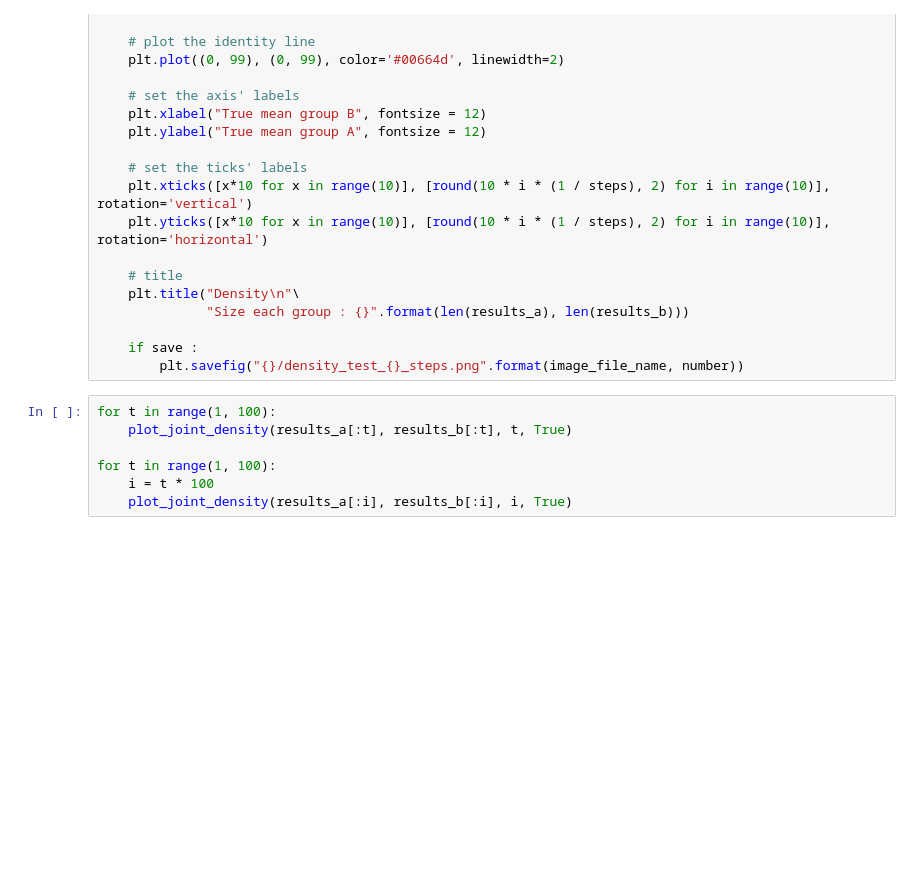
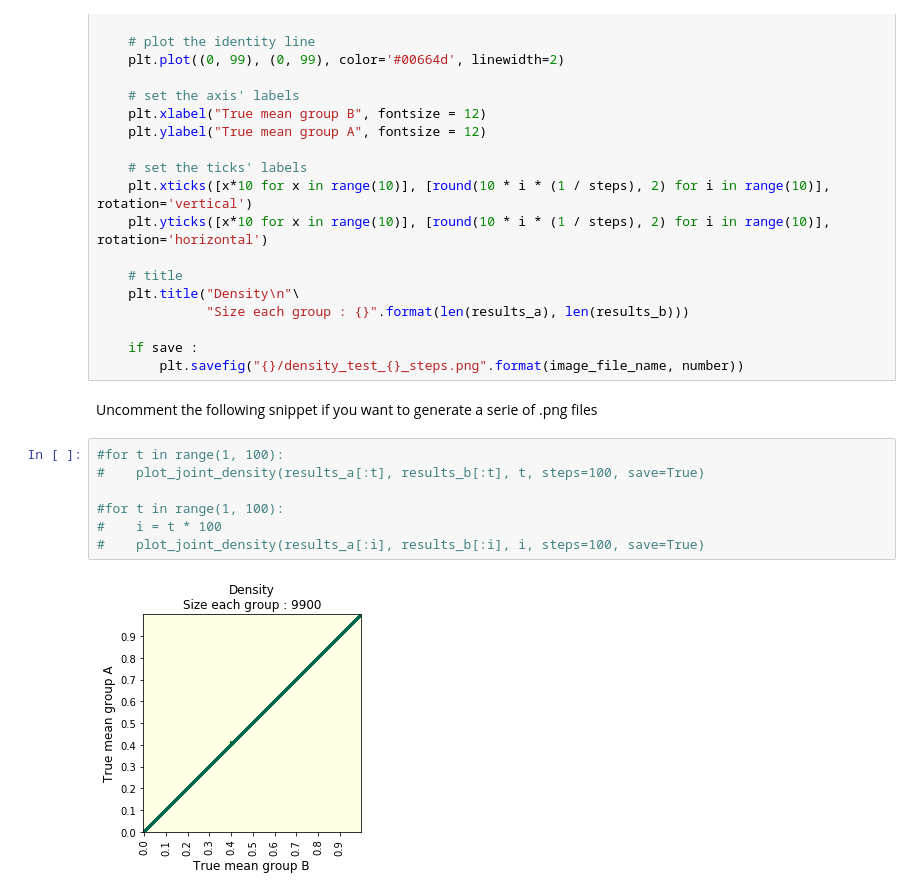
Before and after one commit to JJublanc/continuous_evaluation, a Jupyter notebook: env_classic/bayesian_ab_test.ipynb, the cells around one changed output. Cells and saved outputs as stored; diff of their text form; blank space fills up the shorter version.

```diff
--- a/env_classic/bayesian_ab_test.ipynb
+++ b/env_classic/bayesian_ab_test.ipynb
@@ -253,12 +265,16 @@ def plot_joint_density(results_a, results_b, number, steps=100, save=False):
 
     if save :
         plt.savefig("{}/density_test_{}_steps.png".format(image_file_name, number))
+# %% [markdown]
+Uncomment the following snippet if you want to generate a serie of .png files
 # %%
-for t in range(1, 100):
-    plot_joint_density(results_a[:t], results_b[:t], t, True)
+#for t in range(1, 100):
+#    plot_joint_density(results_a[:t], results_b[:t], t, steps=100, save=True)
 
-for t in range(1, 100):
-    i = t * 100
-    plot_joint_density(results_a[:i], results_b[:i], i, True)
+#for t in range(1, 100):
+#    i = t * 100
+#    plot_joint_density(results_a[:i], results_b[:i], i, steps=100, save=True)
+# %% [output]
+[figure, added]
 # %%
 t = 100
```
Also changed, not shown: parts of 10 cells of this notebook, 10 other files.
